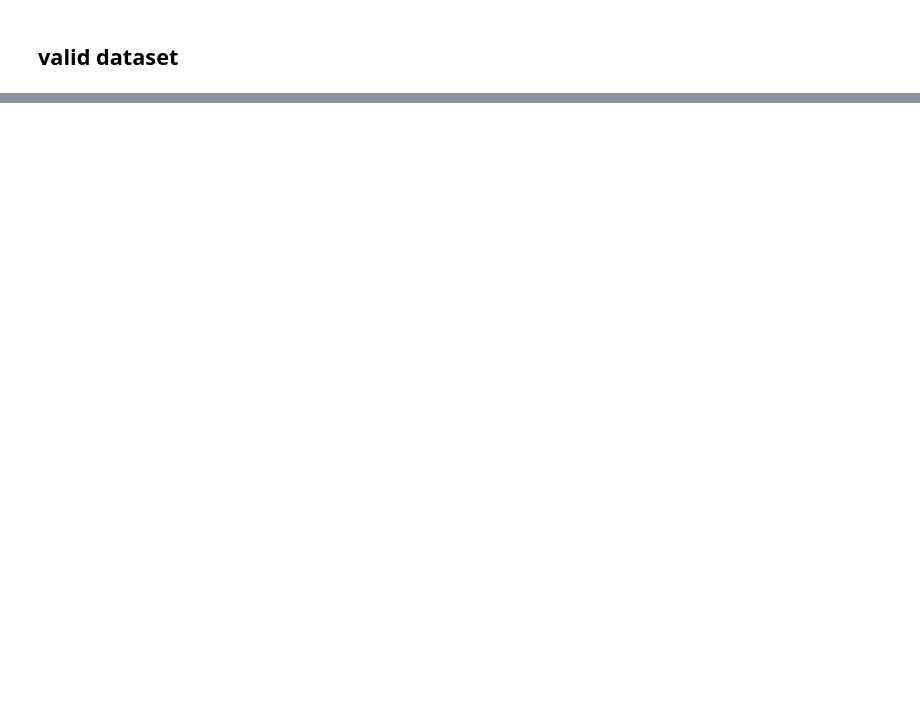
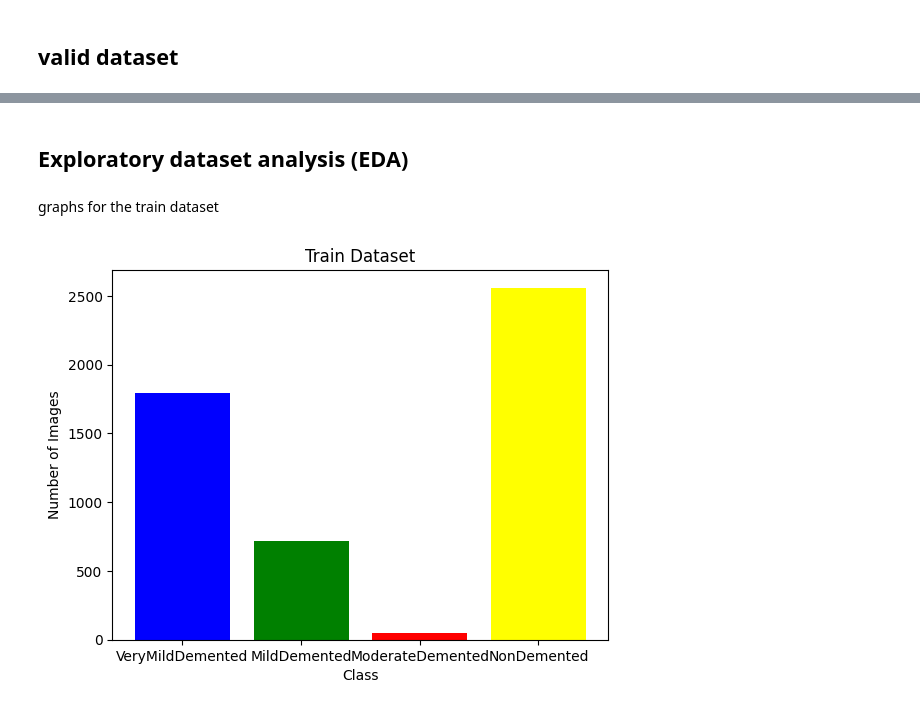
Before and after one commit to OluwatobaAdeoye/EARLY-STAGE-PREDICTION-OF-ALZHEMIER-S-DISEASE-USING-DEEP-LEARNING-ON-STRUCTURAL-MRI-DATA, a Jupyter notebook: Alzheimer_Project_(code).ipynb, the cells around one changed output, grey strips where cells are left out. Cells and saved outputs as stored; diff of their text form; code cells hidden in the pictures; blank space fills up the shorter version.

Commit message:
Exploratory data analysis (EDA) (visualization of the dataset for train, test, and valid)

```diff
--- a/Alzheimer_Project_(code).ipynb
+++ b/Alzheimer_Project_(code).ipynb
@@ -311,0 +314,15 @@ plt.show()
+# %% [markdown]
+## Exploratory dataset analysis (EDA)
+# %% [markdown]
+graphs for the train dataset
+# %%
+##  count image per class
+train_counts= {class_name:len(os.listdir(os.path.join(train_data,class_name))) for class_name in classes}
+## plot bar chart
+plt.bar(train_counts.keys(), train_counts.values(), color=['blue','green','red','yellow'])
+plt.xlabel('Class')
+plt.ylabel('Number of Images')
+plt.title('Train Dataset')
+plt.show()
+# %% [output]
+[figure, added]
```
Also changed, not shown: parts of 15 cells of this notebook.
